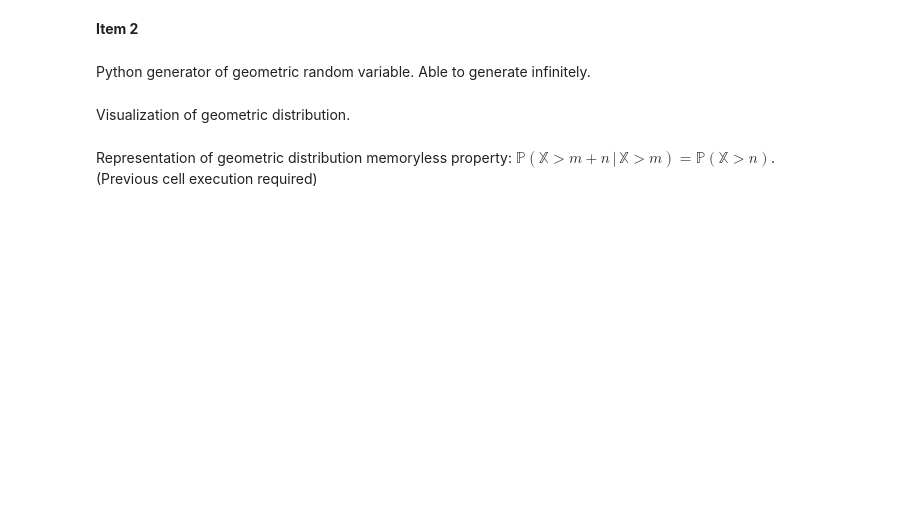
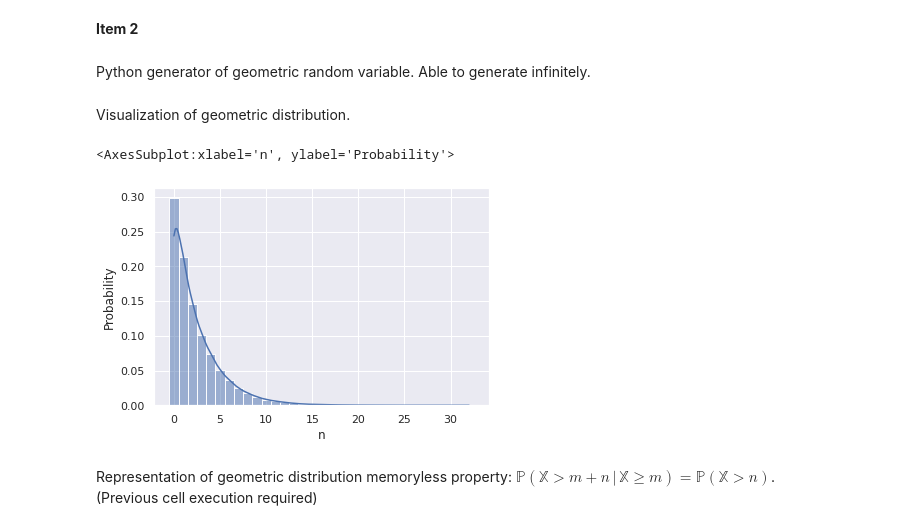
Before and after one commit to Evgurov/stochasic_prac, a Jupyter notebook: main.ipynb, the cells around one changed output. Cells and saved outputs as stored; diff of their text form; code cells hidden in the pictures; blank space fills up the shorter version.

```diff
--- a/main.ipynb
+++ b/main.ipynb
@@ -52,14 +55,17 @@ def geom_gen(p):
 # %% [markdown]
 Visualization of geometric distribution.
 # %%
-n = 10000
+n = 100000
 p = 0.3
 gg = geom_gen(p)
 
 sns.set_theme()
 values = {"n" : [next(gg) for i in range(n)]}
-sns.displot(data = pd.DataFrame(values), x = "n", kde = True, kde_kws = {"bw_adjust" : 2}, discrete = True, stat = 'probability')
+sns.histplot(data = pd.DataFrame(values), x = "n", kde = True, kde_kws = {"bw_adjust" : 2}, discrete = True, stat = 'probability')
+# %% [output]
+<AxesSubplot:xlabel='n', ylabel='Probability'>
+[figure, added]
 # %% [markdown]
-Representation of geometric distribution memoryless property:  $\mathbb{P}(\mathbb{X} > m + n \, | \, \mathbb{X} > m) = \mathbb{P}(\mathbb{X} > n) $.
+Representation of geometric distribution memoryless property:  $\mathbb{P}(\mathbb{X} > m + n \, | \, \mathbb{X} \geq m) = \mathbb{P}(\mathbb{X} > n) $.
 (Previous cell execution required)
 # %%
```
Also changed, not shown: parts of 6 cells of this notebook.
